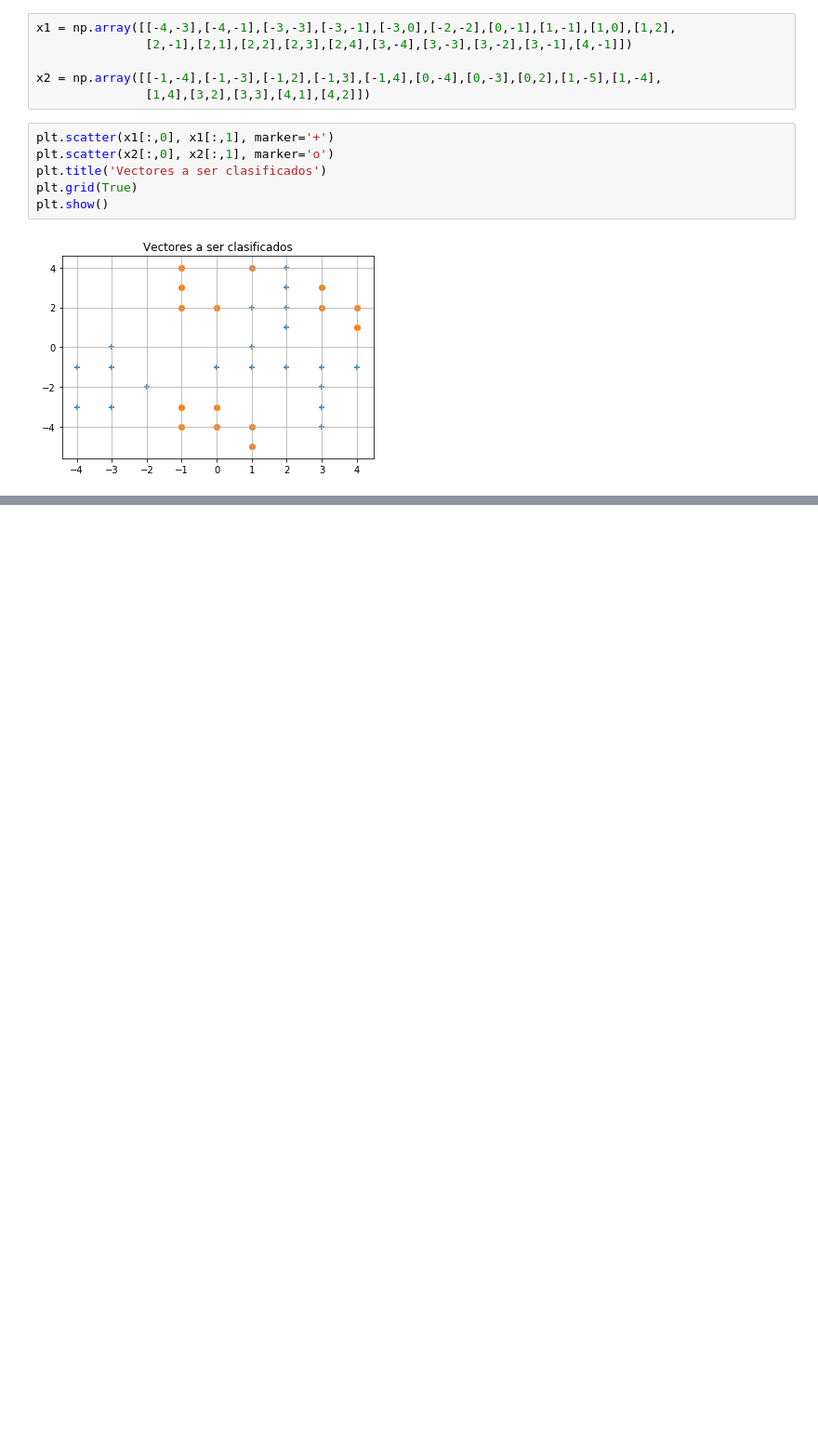
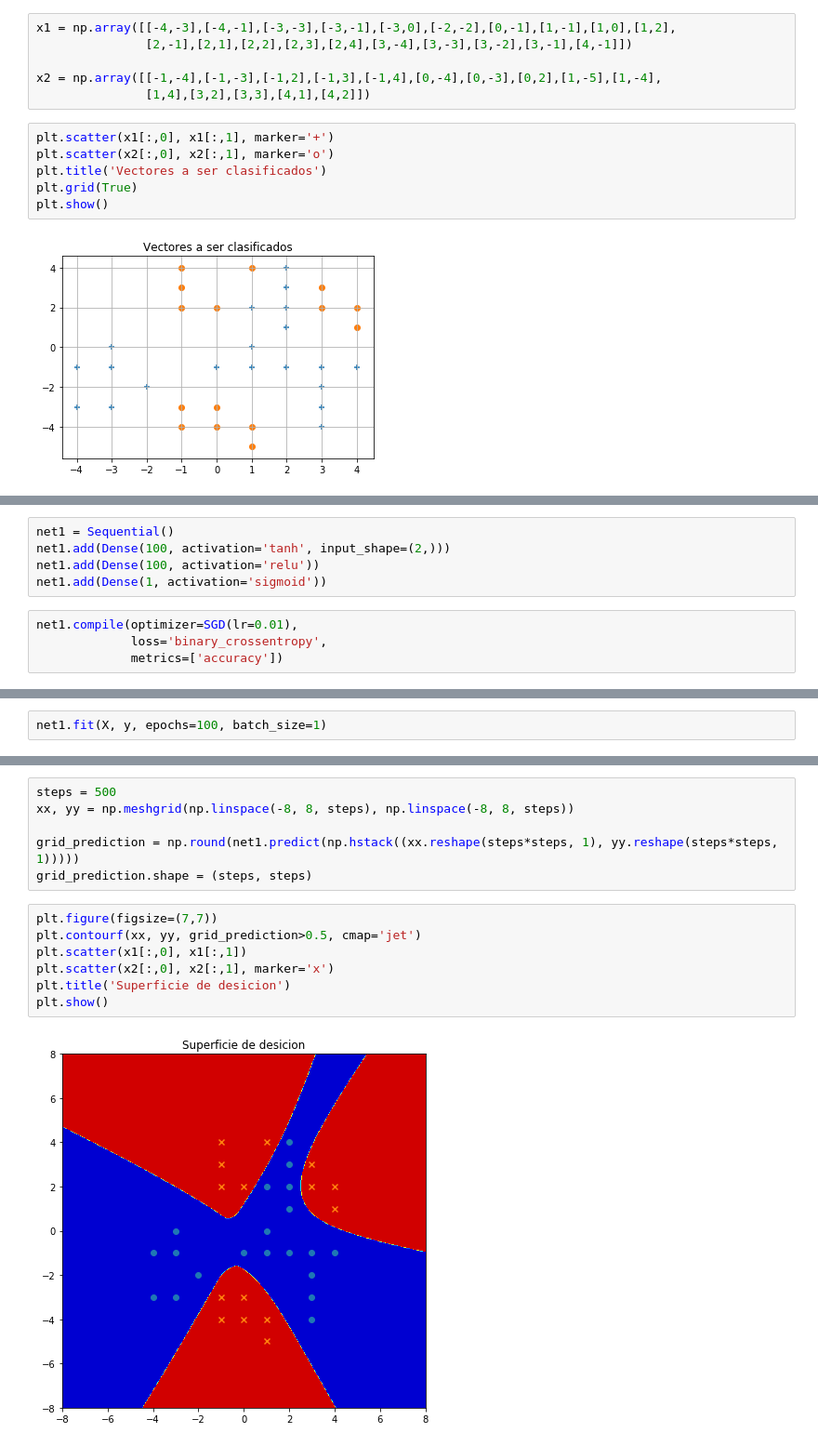
Before and after one commit to dsjkdm/dnn-pf, a Jupyter notebook: pf.ipynb, the cells around one changed output, grey strips where cells are left out. Shown: that part at 93% size. Cells and saved outputs as stored; diff of their text form; blank space fills up the shorter version.

```diff
--- a/pf.ipynb
+++ b/pf.ipynb
@@ -24,0 +40,9 @@ plt.show()
+# %%
+net1 = Sequential()
+net1.add(Dense(100, activation='tanh', input_shape=(2,)))
+net1.add(Dense(100, activation='relu'))
+net1.add(Dense(1, activation='sigmoid'))
+# %%
+net1.compile(optimizer=SGD(lr=0.01),
+             loss='binary_crossentropy',
+             metrics=['accuracy'])
@@ -24,0 +65,2 @@ plt.show()
+# %%
+net1.fit(X, y, epochs=100, batch_size=1)
@@ -24,0 +86,15 @@ plt.show()
+# %%
+steps = 500
+xx, yy = np.meshgrid(np.linspace(-8, 8, steps), np.linspace(-8, 8, steps))
+
+grid_prediction = np.round(net1.predict(np.hstack((xx.reshape(steps*steps, 1), yy.reshape(steps*steps, 1)))))
+grid_prediction.shape = (steps, steps)
+# %%
+plt.figure(figsize=(7,7))
+plt.contourf(xx, yy, grid_prediction>0.5, cmap='jet')
+plt.scatter(x1[:,0], x1[:,1])
+plt.scatter(x2[:,0], x2[:,1], marker='x')
+plt.title('Superficie de desicion')
+plt.show()
+# %% [output]
+[figure, added]
```
Also changed, not shown: parts of 12 cells of this notebook.
